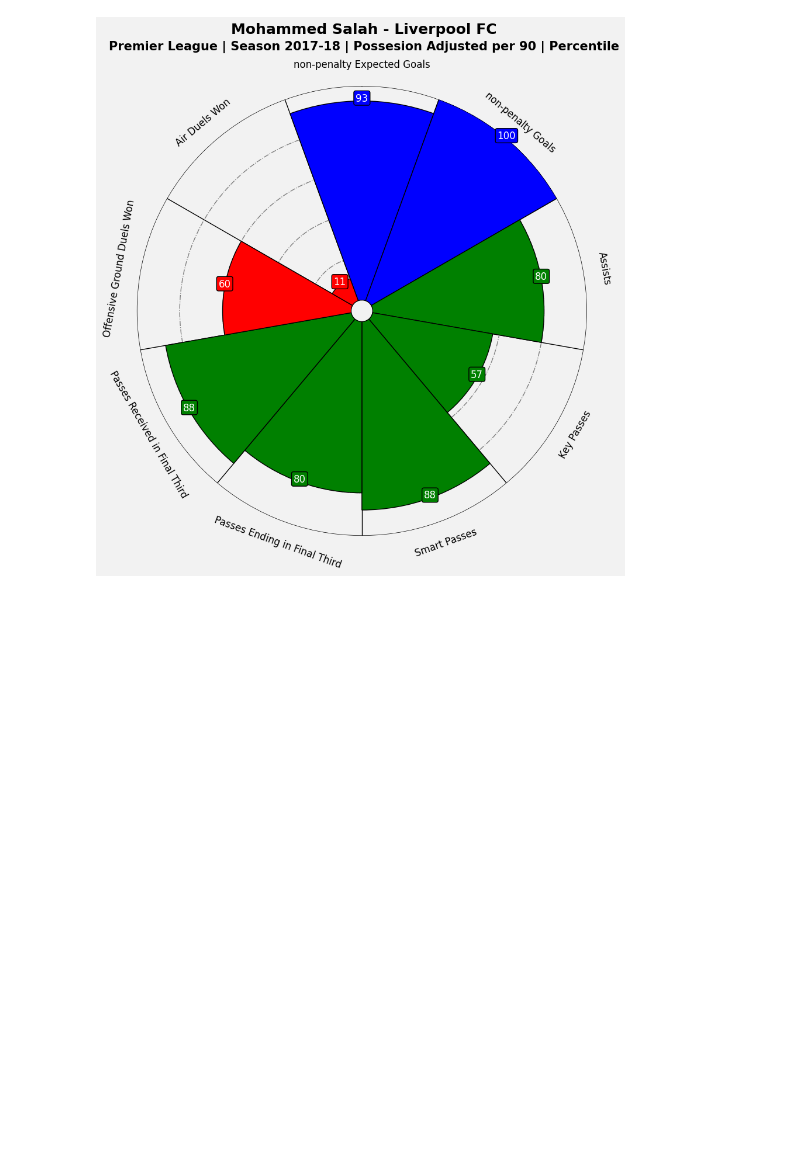
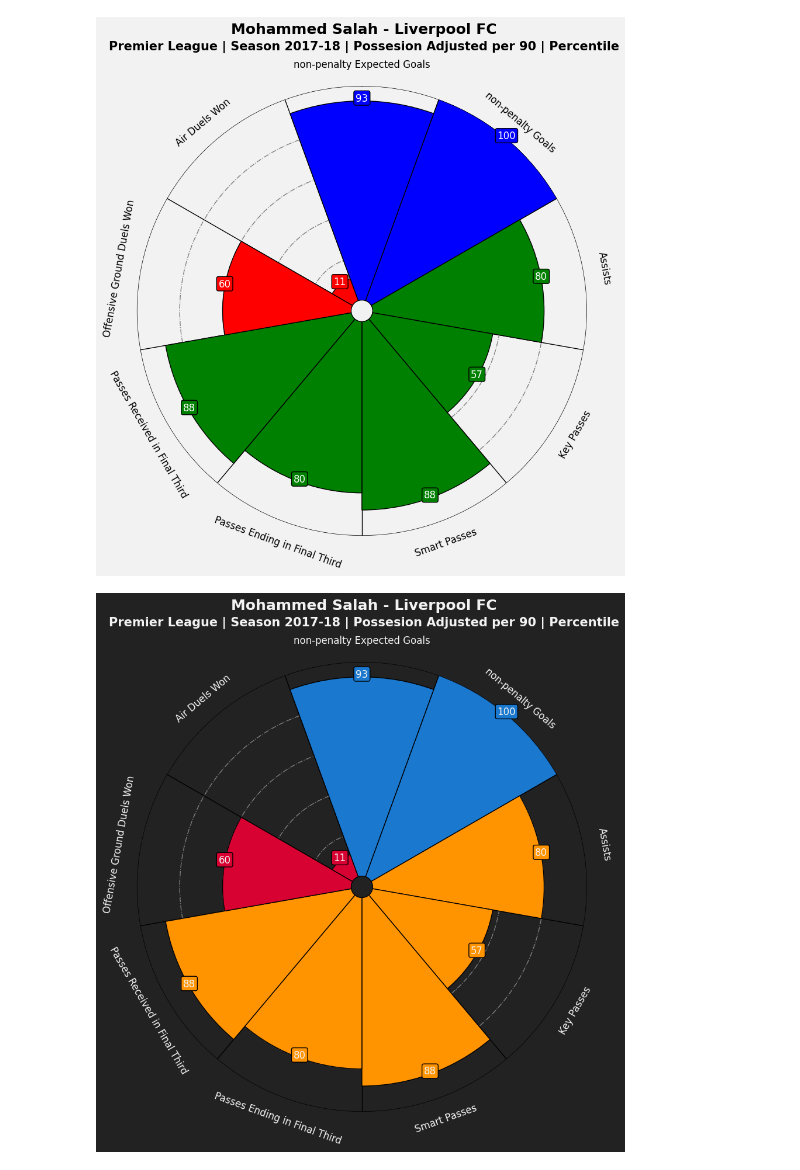
Before and after one commit to jimmybunter01/Soccermatics, a Jupyter notebook: Notebooks/3_Scouting/Radar_Plots.ipynb, the cells around one changed output. Saved outputs shown, nothing was run; the diff lists cells and outputs as text; code cells hidden in the pictures; blank space fills up the shorter version.

Commit message:
Added a dark mode version of the Pizza Plot.

```diff
--- a/Notebooks/3_Scouting/Radar_Plots.ipynb
+++ b/Notebooks/3_Scouting/Radar_Plots.ipynb
@@ -501,3 +501,36 @@ fig.text(0.515, 0.942, "Premier League | Season 2017-18 | Possesion Adjusted per
 plt.show()
 # %% [output]
 [figure]
+# %%
+slice_colors = ["#1A78CF"] * 2 + ["#FF9300"] * 5 + ["#D70232"] * 2
+text_colors = ["#F2F2F2"] * 9
+
+baker = PyPizza(
+    params=names
+    , background_color="#222222"
+    , straight_line_color="#000000"
+    , straight_line_lw=1
+    , last_circle_color="#000000"
+    , last_circle_lw=1
+    , other_circle_lw=1
+    , other_circle_ls="-."
+)
+
+
+fig, ax = baker.make_pizza(
+    percentiles
+    , figsize=(15,10)
+    , param_location=110
+    , slice_colors=slice_colors
+    , value_colors=text_colors
+    , value_bck_colors=slice_colors
+    , kwargs_slices=dict(facecolor="cornflowerblue", edgecolor="#000000", zorder=2, linewidth=1)
+    , kwargs_params=dict(color="#F2F2F2", fontsize=12, va="center")
+    , kwargs_values=dict(color="#F2F2F2", fontsize=12, zorder=3, bbox=dict(edgecolor="#000000", facecolor="cornflowerblue", boxstyle="round,pad=0.2", lw=1))
+)
+
+fig.text(0.515, 0.97, "Mohammed Salah - Liverpool FC", size=18, ha="center", fontdict={"weight" : "bold"}, color="#F2F2F2")
+fig.text(0.515, 0.942, "Premier League | Season 2017-18 | Possesion Adjusted per 90 | Percentile", size=15, ha="center", fontdict={"weight" : "bold"}, color="#F2F2F2")
+plt.show()
+# %% [output]
+[figure, added]
```
